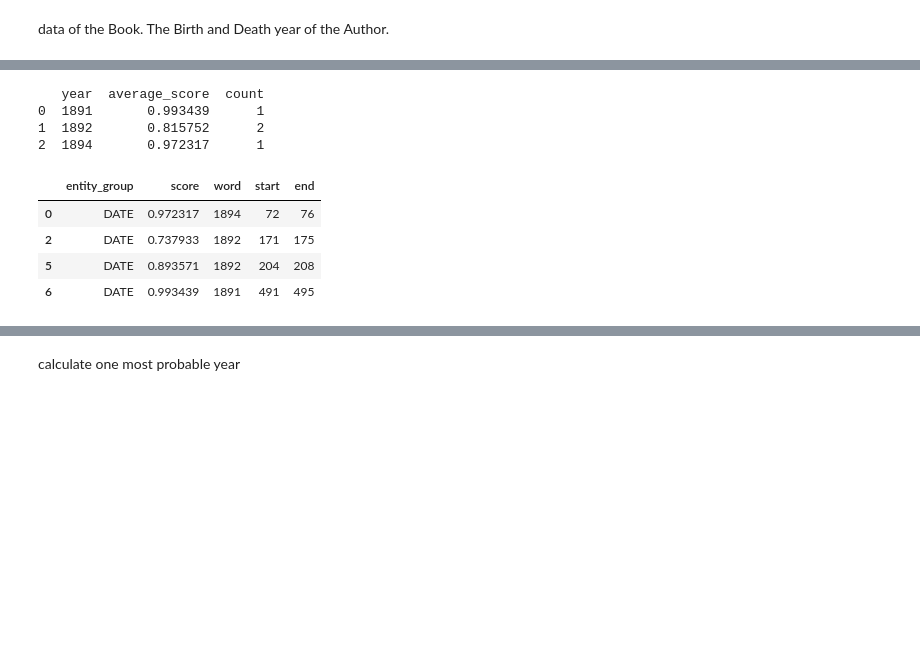
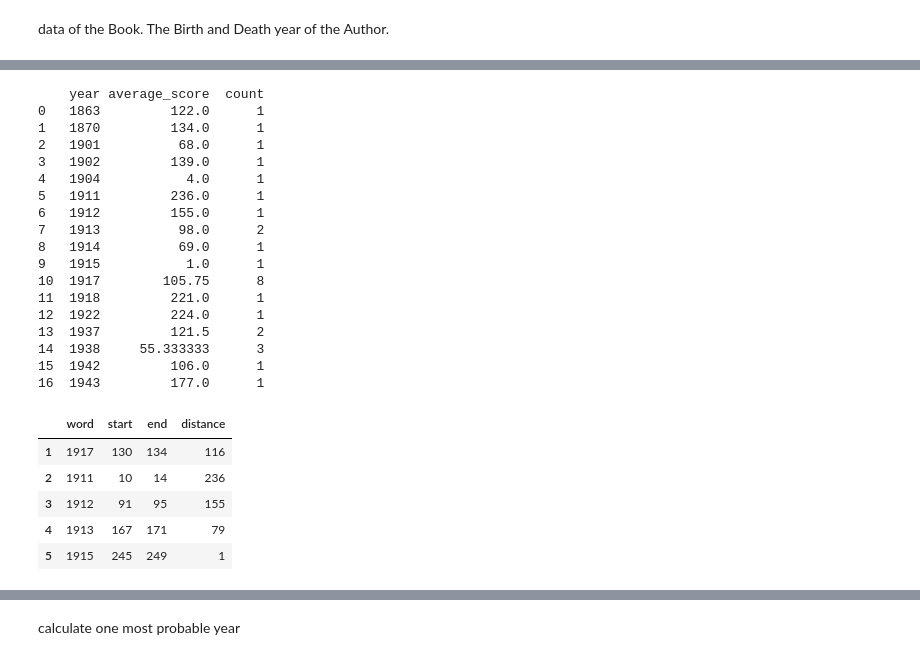
Before and after one commit to mmatic64/textminr, a Jupyter notebook: wiki/wikipedia.ipynb, the cells around one changed output, grey strips where cells are left out. Cells and saved outputs as stored; diff of their text form; code cells hidden in the pictures; blank space fills up the shorter version.

```diff
--- a/wiki/wikipedia.ipynb
+++ b/wiki/wikipedia.ipynb
@@ -9,8 +9,8 @@ from bs4 import BeautifulSoup
 import random
 
 # Infrmation of the book
-author = "Dauthendey, Max"
-title = "Die acht Gesichter am Biwasee"
+author = "Zweig, Stefan"
+title = "Jeremias: Eine dramatische Dichtung in neun Bildern"
 old_date = 1867
 
 author = author.replace(",", "")
@@ -119,8 +100,7 @@ Rudolf Pichlmayr, B. Grotelüschen: Chirurgische Therapie. Richtlinien zur prä-
 # %% [markdown]
 searches for the words from the title in the given wikipedia page, and selects the surrounding paragraph and saves it under the promts array
 # %%
-import numpy
-import math
+title_clean = "Jeremias dramatische Dichtung Bildern"
 
 def find_all(content, word):
     n = 0
@@ -136,18 +116,17 @@ margin = 250
 promts = []
 for s in found.keys():
     # look for the position of the title in the content
-    places = numpy.empty(0, dtype=int)
-    places = numpy.append(places, -margin*margin)
-    for p in title.split(" "):
+    places = []
+    places.append(-margin*margin)
+    for p in title_clean.split(" "):
         for gen in find_all(found[s], p):
             n = gen
             if n == -1:
                 continue
-            temp = places - n
-            m = math.sqrt(min(temp*temp))
+            m = min(places, key=lambda x:abs(x-n))
             if m < margin and m > -margin:
                 continue
-            places = numpy.append(places, n)
+            places.append(n)
             # get the sentence and text around the title
             if n < margin:
                 text_to_check = found[s][:n+margin]
@@ -182,8 +193,6 @@ Search: Liste der Bände der Bibliothek Suhrkampen; Word in Text: am (1883):
 # %% [markdown]
 searches for the title in the given wikipedia page, and selects the surrounding paragraph and saves it under the promts array
 # %%
-import numpy
-import math
 import re
 
 def find_all(content, word):
@@ -202,17 +211,16 @@ margin = 250
 promts = []
 for s in found.keys():
     # look for the position of the title in the content
-    places = numpy.empty(0, dtype=int)
-    places = numpy.append(places, -margin*margin)
+    places = []
+    places.append(-margin*margin)
     for gen in find_all(found[s], title):
         n = gen
         if n == -1:
             continue
-        temp = places - n
-        m = math.sqrt(min(temp*temp))
+        m = min(places, key=lambda x:abs(x-n))
         if m < margin and m > -margin:
             continue
-        places = numpy.append(places, n)
+        places.append(n)
         # get the sentence and text around the title
         if n < margin:
             text_to_check = found[s][:n+margin]
@@ -303,7 +303,7 @@ def find_after(dates, start, ends, lastend):
     starts.sort()
     laststart = starts[len(starts)-1]
     for s in starts:
-        if s > end and s <= laststart:
+        if s > year_end and s <= laststart:
             laststart = s
         break
     if dates_df[dates_df['start'] == laststart].iloc[0]['end'] == lastend:
@@ -320,8 +320,8 @@ responses = []
 df = []
 date_entities = pd.DataFrame(columns=['entity_group', 'score', 'word', 'start', 'end'])
 for i in range(len(promts)):
-    start, end = find_title(promts[i], title)
-    print(str(i) + ":", start, end)
+    year_start, year_end = find_title(promts[i], title)
+    print(str(i) + ":", year_start, year_end)
     ends, starts = [], []
 
     dates = []
@@ -378,26 +479,41 @@ date_entities.size
 # %%
 date_entities = date_entities[(date_entities.word >= birth) & (date_entities.word <= death)]
-average_scores = date_entities.groupby('word')['score'].mean().reset_index()
+average_scores = date_entities.groupby('word')['distance'].mean().reset_index()
 
 # Rename columns for clarity
 average_scores.columns = ['year', 'average_score']
 average_scores = pd.DataFrame(average_scores)
 
-year_counts = date_entities.groupby('word').count().reset_index()[['word', 'score']]
+year_counts = date_entities.groupby('word').count().reset_index()[['word', 'distance']]
 year_counts.columns = ['year', 'count']
 
 average_scores = pd.merge(average_scores, year_counts, on='year')
 
 print(average_scores)
 
 date_entities.head()
 # %% [output]
-   year  average_score  count
-0  1891       0.993439      1
-1  1892       0.815752      2
-2  1894       0.972317      1
+    year average_score  count
+0   1863         122.0      1
+1   1870         134.0      1
+2   1901          68.0      1
+3   1902         139.0      1
+4   1904           4.0      1
+5   1911         236.0      1
+6   1912         155.0      1
+7   1913          98.0      2
+8   1914          69.0      1
+9   1915           1.0      1
+10  1917        105.75      8
+11  1918         221.0      1
+12  1922         224.0      1
+13  1937         121.5      2
+14  1938     55.333333      3
+15  1942         106.0      1
+16  1943         177.0      1
-|  | entity_group | score | word | start | end |
-| 0 | DATE | 0.972317 | 1894 | 72 | 76 |
-| 2 | DATE | 0.737933 | 1892 | 171 | 175 |
-| 5 | DATE | 0.893571 | 1892 | 204 | 208 |
-| 6 | DATE | 0.993439 | 1891 | 491 | 495 |
+|  | word | start | end | distance |
+| 1 | 1917 | 130 | 134 | 116 |
+| 2 | 1911 | 10 | 14 | 236 |
+| 3 | 1912 | 91 | 95 | 155 |
+| 4 | 1913 | 167 | 171 | 79 |
+| 5 | 1915 | 245 | 249 | 1 |
```
Also changed, not shown: parts of 27 cells of this notebook, 10 other files.
